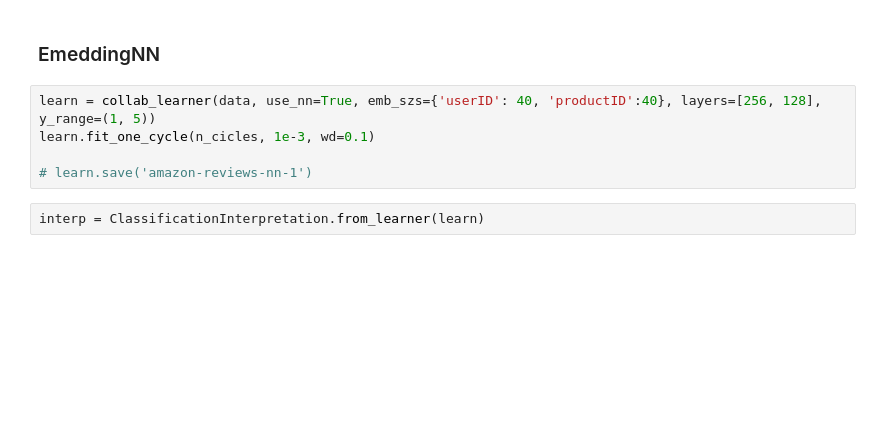
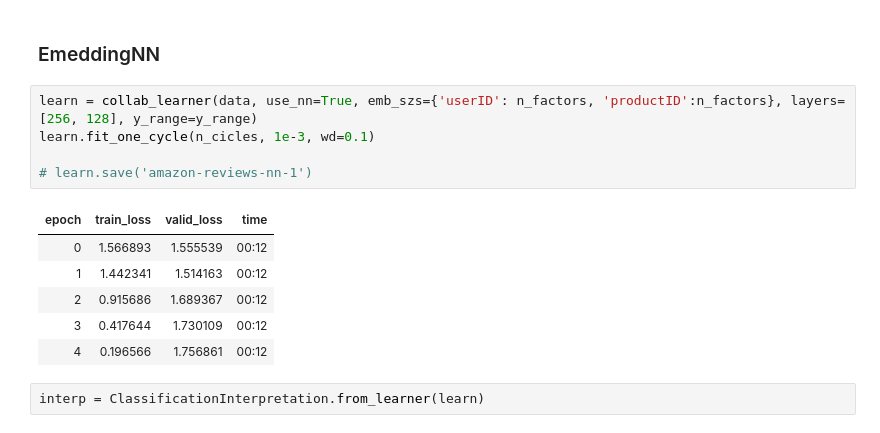
Before and after one commit to mferri17/amazon-reviews-sentiment-network-analysis, a Jupyter notebook: network.ipynb, the cells around one changed output. Saved outputs shown, nothing was run; the diff lists cells and outputs as text; blank space fills up the shorter version.

```diff
--- a/network.ipynb
+++ b/network.ipynb
@@ -469,10 +488,17 @@ plt.show()
 # %% [markdown]
 ### EmeddingNN
 # %%
-learn = collab_learner(data, use_nn=True, emb_szs={'userID': 40, 'productID':40}, layers=[256, 128], y_range=(1, 5))
+learn = collab_learner(data, use_nn=True, emb_szs={'userID': n_factors, 'productID':n_factors}, layers=[256, 128], y_range=y_range)
 learn.fit_one_cycle(n_cicles, 1e-3, wd=0.1)
 
 # learn.save('amazon-reviews-nn-1')
+# %% [output]
+| epoch | train_loss | valid_loss | time |
+| 0 | 1.566893 | 1.555539 | 00:12 |
+| 1 | 1.442341 | 1.514163 | 00:12 |
+| 2 | 0.915686 | 1.689367 | 00:12 |
+| 3 | 0.417644 | 1.730109 | 00:12 |
+| 4 | 0.196566 | 1.756861 | 00:12 |
 # %%
 interp = ClassificationInterpretation.from_learner(learn)
 # %%
```
Also changed, not shown: parts of 16 cells of this notebook.
